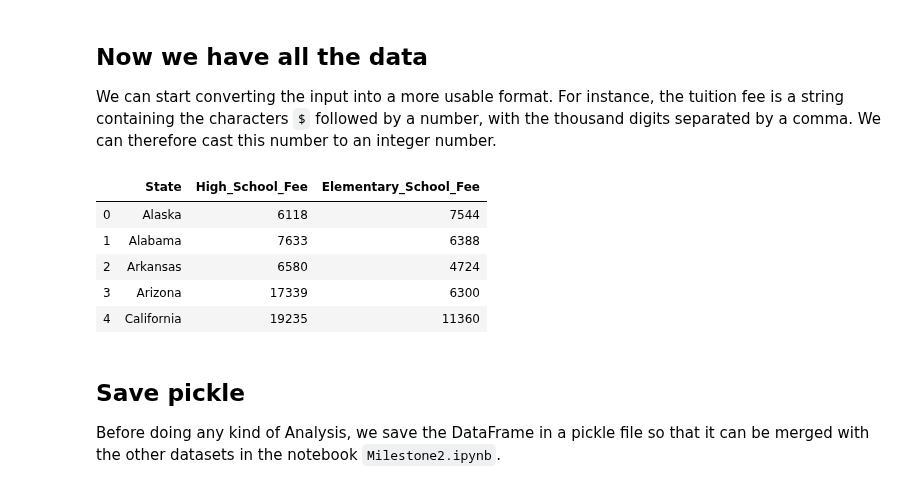
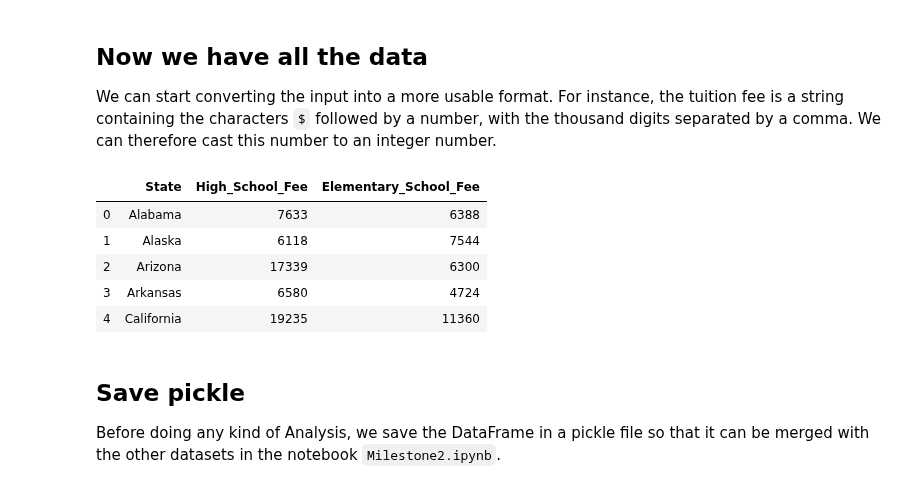
Before and after one commit to steber97/RecursionFairies_AdaProject, a Jupyter notebook: school_dataset.ipynb, the cells around one changed output. Saved outputs shown, nothing was run; the diff lists cells and outputs as text; code cells hidden in the pictures.

```diff
--- a/school_dataset.ipynb
+++ b/school_dataset.ipynb
@@ -161,7 +154,7 @@ for index, row in lowercased_dashed_states_df.iterrows():
         'Elementary_School_Fee': elementary_fee
     }
     # Update the tuition_fees_df with the newly scraped information
-    tuition_fees_df.loc[index] = new_fee
+    states_merged.loc[index] = new_fee
 # %% [output]
 District of Columbia: The private elementary school average is $19,084 per year and the private high school average is $27,337 per year.
 North Dakota: The private elementary school average is $2,550 per year and the private high school average is $9,100 per year.
@@ -185,19 +177,20 @@ For instance, the tuition fee is a string containing the characters `$` followed
 We can therefore cast this number to an integer number.
 # %%
 # Remove '$' and ',' and convert the resulting number into an integer (for both Elementary School and High School)
-high_school_fees = tuition_fees_df.High_School_Fee.apply(lambda x: int("".join(x.split('$')[1].split(','))) )
-elementary_school_fees = tuition_fees_df.Elementary_School_Fee.apply(lambda x: int("".join(x.split('$')[1].split(','))) )
+high_school_fees = states_merged.High_School_Fee.apply(lambda x: int("".join(x.split('$')[1].split(','))) )
+elementary_school_fees = states_merged.Elementary_School_Fee.apply(lambda x: int("".join(x.split('$')[1].split(','))) )
 
-tuition_fees_df.High_School_Fee = high_school_fees
-tuition_fees_df.Elementary_School_Fee = elementary_school_fees
+states_merged.High_School_Fee = high_school_fees
+states_merged.Elementary_School_Fee = elementary_school_fees
 
+tuition_fees_df = states_merged
 tuition_fees_df.head()
 # %% [output]
 |  | State | High_School_Fee | Elementary_School_Fee |
-| 0 | Alaska | 6118 | 7544 |
-| 1 | Alabama | 7633 | 6388 |
-| 2 | Arkansas | 6580 | 4724 |
-| 3 | Arizona | 17339 | 6300 |
+| 0 | Alabama | 7633 | 6388 |
+| 1 | Alaska | 6118 | 7544 |
+| 2 | Arizona | 17339 | 6300 |
+| 3 | Arkansas | 6580 | 4724 |
 | 4 | California | 19235 | 11360 |
 # %% [markdown]
 ## Save pickle
```
Also changed, not shown: parts of 7 cells of this notebook.
